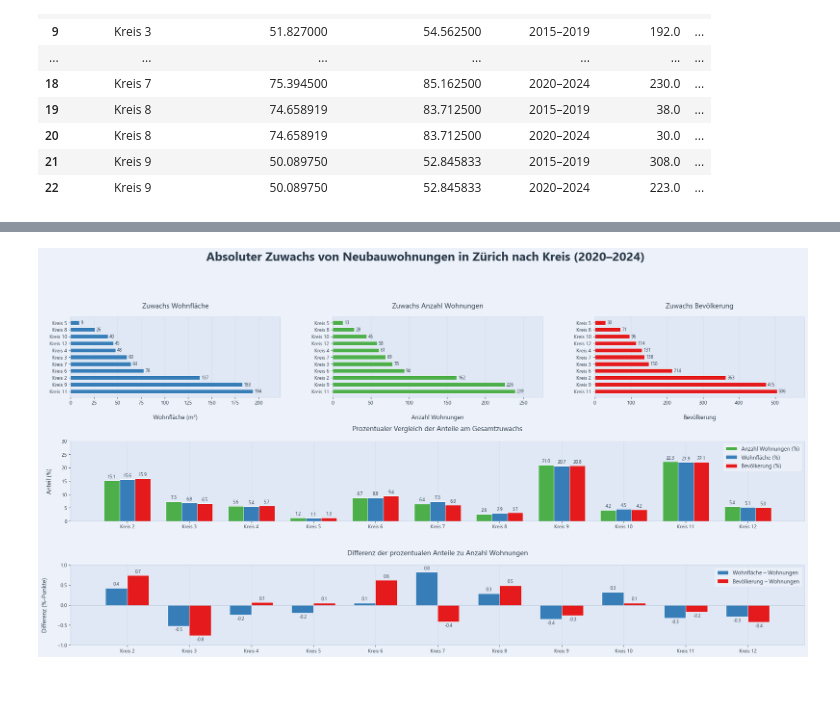
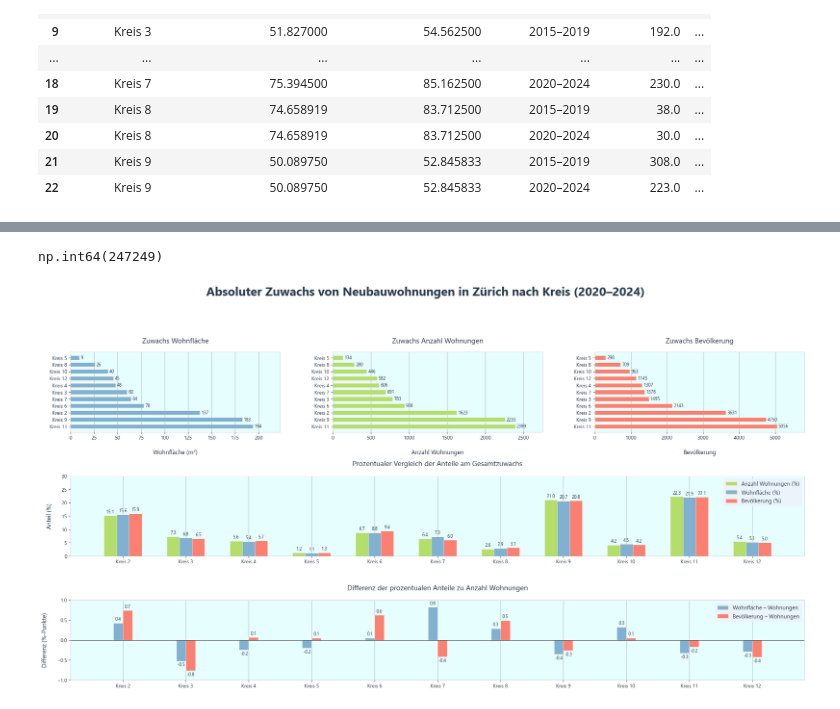
Before and after one commit to Prosdyimo/gdv, a Jupyter notebook: visualisizaion.ipynb, the cells around one changed output, grey strips where cells are left out. Drawn from its saved outputs; the diff is of its cells as text; code cells hidden in the pictures.

```diff
--- a/visualisizaion.ipynb
+++ b/visualisizaion.ipynb
@@ -194,3 +378,10 @@ joined_df = build_join_df(
+# %%
+test = gdf_merged_old["num_appartments"].sum()
+test
+
+gdf_merged_new["num_appartments"].sum()
+# %% [output]
+np.int64(247249)
 # %%
 from matplotlib import pyplot as plt
 import numpy as np
@@ -215,15 +406,16 @@ plt.rcParams.update({
     "legend.edgecolor": "none",
 })
 
-figure_bg = "#EDF2FA"
-axes_bg   = "#E0E8F5"
+figure_bg = "#ffffff"
+axes_bg = "#e7feff"
 
-color_living = "#377eb8"
-color_dwell  = "#4daf4a"
-color_pop    = "#e41a1c"
 
-edge_color   = "#F7FAFF"
-grid_color   = "#B7C4D8"
+color_living = "#80b1d3"
+color_dwell  = "#b3de69"
+color_pop    = "#fb8072"
+
+edge_color   = "#f1e2cc"
+grid_color   = "#30302c"
 
 # ============================================================
 # Datenvorbereitung
@@ -258,12 +450,12 @@ living_abs_sorted = df_living_sorted["living_area"] / 1000
 # Anzahl Wohnungen sortiert
 df_dwell_sorted = df_3.sort_values("num_dwellings", ascending=False)
 x2 = df_dwell_sorted["district_name"]
-dwellings_abs_sorted = df_dwell_sorted["num_dwellings"] / 10
+dwellings_abs_sorted = df_dwell_sorted["num_dwellings"]
 
 # Bevölkerung sortiert
 df_pop_sorted = df_3.sort_values("population_total", ascending=False)
 x3 = df_pop_sorted["district_name"]
-pop_abs_sorted = df_pop_sorted["population_total"] / 10
+pop_abs_sorted = df_pop_sorted["population_total"]
 
 # ============================================================
 # Figure Setup
@@ -348,7 +540,7 @@ y_dwell_pct  = dwellings_abs / dwellings_abs.sum() * 100
 y_pop_pct    = pop_abs       / pop_abs.sum()       * 100
 
 x_pos = np.arange(len(x))
-bar_width_bottom = 0.25
+bar_width_bottom = 0.2
 
 bars_y2 = ax_abs4.bar(
     x_pos - bar_width_bottom,
@@ -401,7 +593,7 @@ ax_abs4.set_ylim(0, 30)
 diff_living = y_living_pct - y_dwell_pct
 diff_pop    = y_pop_pct    - y_dwell_pct
 
-bar_width_diff = 0.35
+bar_width_diff = 0.15
 
 bars_diff_living = ax_diff.bar(
     x_pos - bar_width_diff / 2,
@@ -418,31 +610,31 @@ bars_diff_pop = ax_diff.bar(
     diff_pop,
     bar_width_diff,
     color=color_pop,
     edgecolor=edge_color,
     linewidth=0.7,
     label="Bevölkerung – Wohnungen",
 )
 
 ax_diff.set_title("Differenz der prozentualen Anteile zu Anzahl Wohnungen", pad=20)
 ax_diff.set_ylabel("Differenz (%-Punkte)", labelpad=18)
 
 ax_diff.set_xticks(x_pos)
 ax_diff.set_xticklabels(x, ha="center")
 ax_diff.set_ylim(-1, 1)
 ax_diff.axhline(0, color=grid_color, linewidth=1)
 
 ax_diff.bar_label(bars_diff_living, padding=3, fmt="%.1f", fontsize=9)
 ax_diff.bar_label(bars_diff_pop,    padding=3, fmt="%.1f", fontsize=9)
 
 format_axis(ax_diff)
 
 legend_diff = ax_diff.legend(loc="upper right", frameon=True)
 legend_diff.get_frame().set_facecolor("#EDF2FA")
 
 # ============================================================
 # Layout
 # ============================================================
 plt.subplots_adjust(hspace=0.55, wspace=0.25, top=0.86)
 plt.show()
 # %% [output]
-[figure, old version]
+[figure, new version]
```
Also changed, not shown: parts of 2 cells of this notebook, 28 other files.
